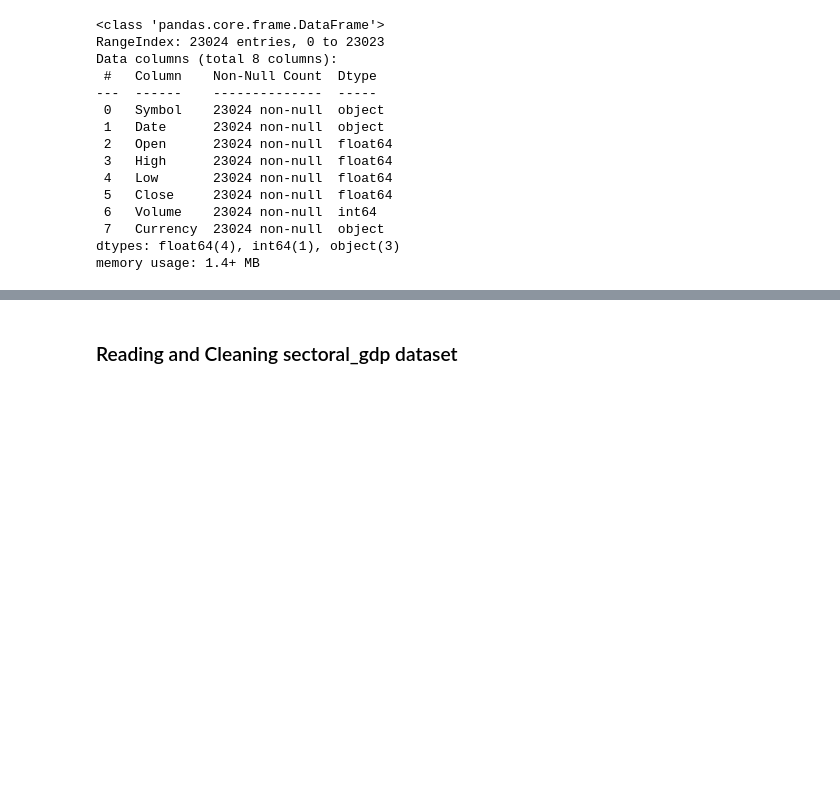
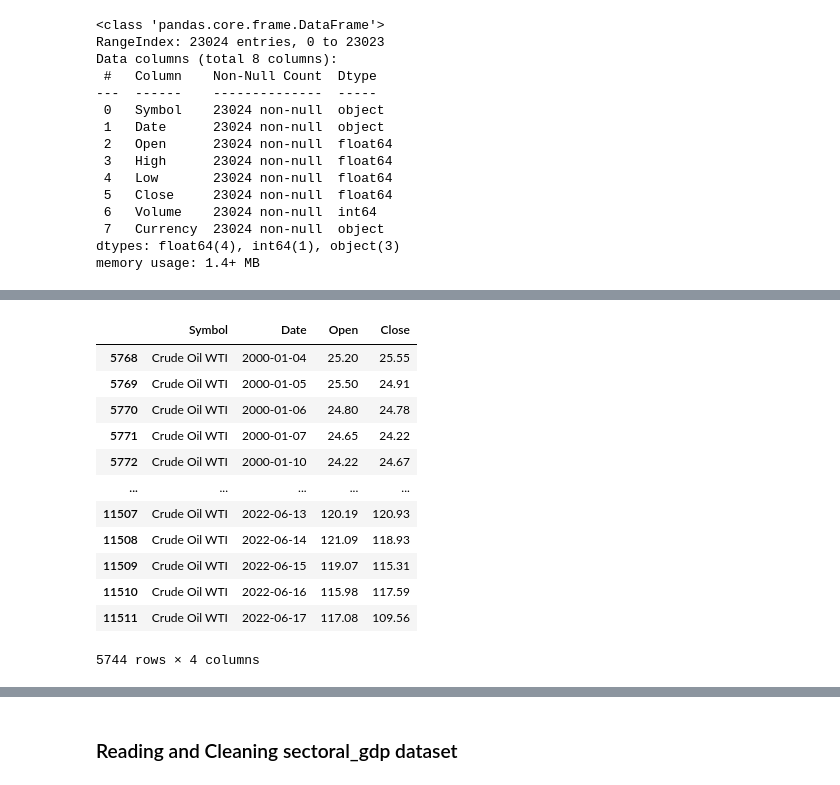
Before and after one commit to vsuwi/comp3610_groupK, a Jupyter notebook: project.ipynb, the cells around one changed output, grey strips where cells are left out. Drawn from its saved outputs; the diff is of its cells as text; code cells hidden in the pictures; blank space fills up the shorter version.

```diff
--- a/project.ipynb
+++ b/project.ipynb
@@ -37,0 +94,16 @@ memory usage: 1.4+ MB
+# %%
+crude_oil_df
+# %% [output]
+|  | Symbol | Date | Open | Close |
+| 5768 | Crude Oil WTI | 2000-01-04 | 25.20 | 25.55 |
+| 5769 | Crude Oil WTI | 2000-01-05 | 25.50 | 24.91 |
+| 5770 | Crude Oil WTI | 2000-01-06 | 24.80 | 24.78 |
+| 5771 | Crude Oil WTI | 2000-01-07 | 24.65 | 24.22 |
+| 5772 | Crude Oil WTI | 2000-01-10 | 24.22 | 24.67 |
+| ... | ... | ... | ... | ... |
+| 11507 | Crude Oil WTI | 2022-06-13 | 120.19 | 120.93 |
+| 11508 | Crude Oil WTI | 2022-06-14 | 121.09 | 118.93 |
+| 11509 | Crude Oil WTI | 2022-06-15 | 119.07 | 115.31 |
+| 11510 | Crude Oil WTI | 2022-06-16 | 115.98 | 117.59 |
+| 11511 | Crude Oil WTI | 2022-06-17 | 117.08 | 109.56 |
+5744 rows × 4 columns
```
Also changed, not shown: parts of 11 cells of this notebook.
